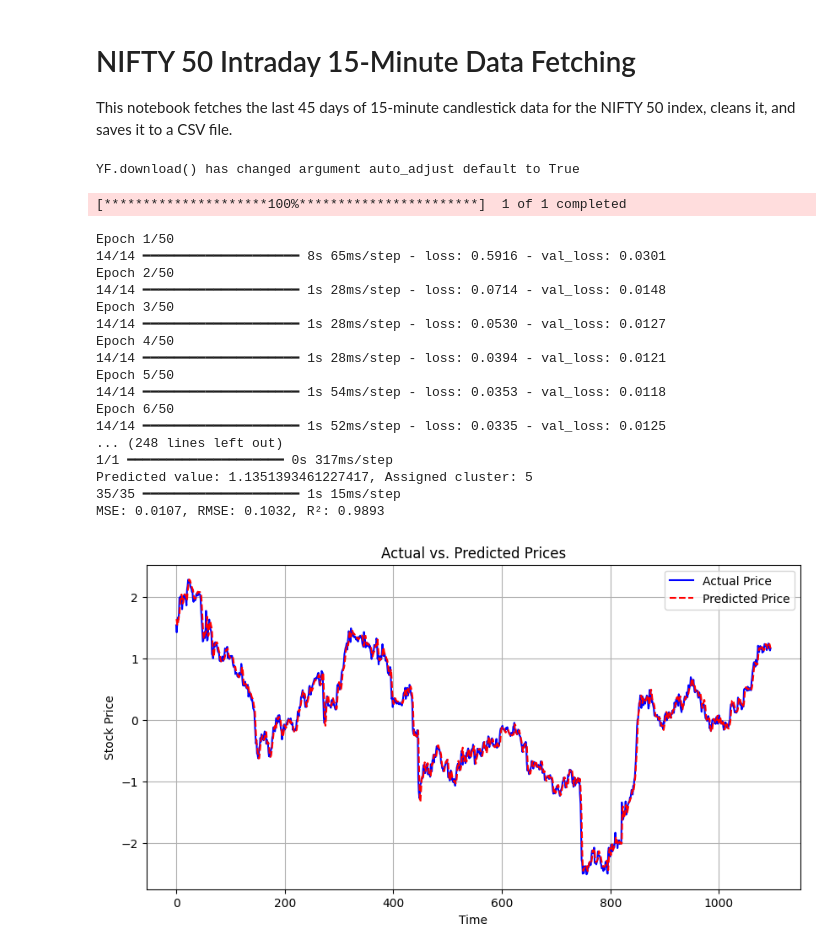
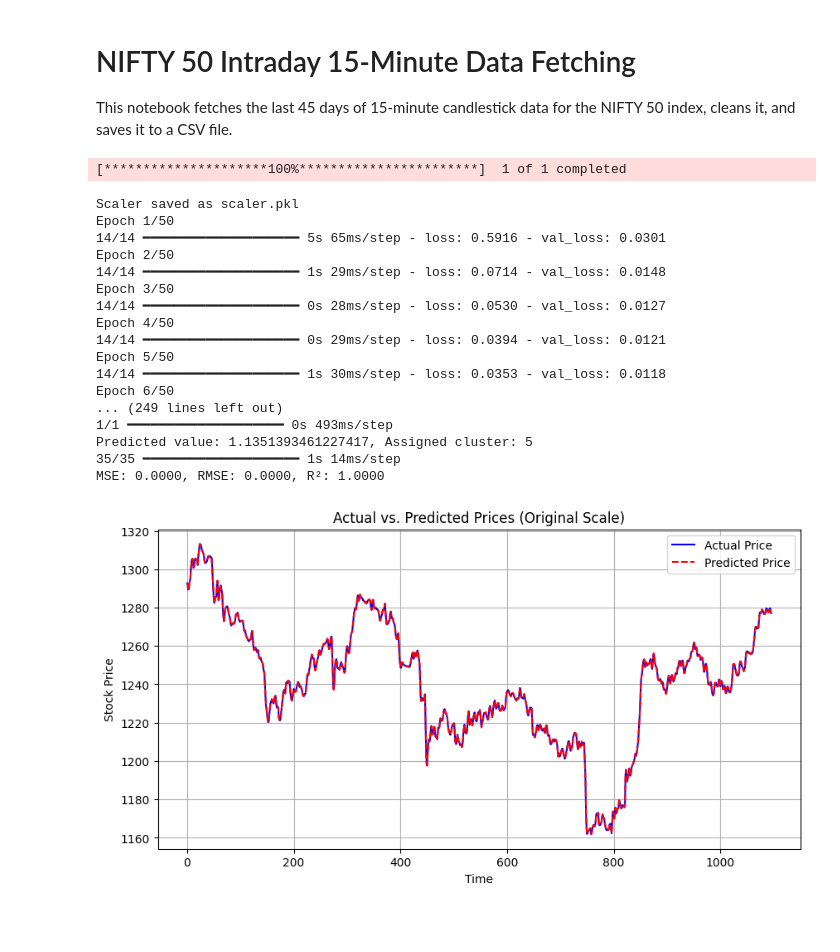
Before and after one commit to MosinInamdar/MachineLearning, a Jupyter notebook: Reliance_stock_data_prediction.ipynb, the cells around one changed output. Cells and saved outputs as stored; diff of their text form; code cells hidden in the pictures; blank space fills up the shorter version.

```diff
--- a/Reliance_stock_data_prediction.ipynb
+++ b/Reliance_stock_data_prediction.ipynb
@@ -53,8 +53,13 @@ data.fillna(method="ffill", inplace=True)
 data.fillna(method="bfill", inplace=True)
 
 # Normalize data
+import joblib
 scaler = StandardScaler()
 data_scaled = scaler.fit_transform(data.values)
+
+# Save the fitted scaler
+joblib.dump(scaler, "scaler.pkl")
+print("Scaler saved as scaler.pkl")
 
 # Function to create sliding window dataset
 def create_sliding_window(data, window_size=5):
@@ -110,55 +115,76 @@ for cluster in range(n_clusters):
 # Prediction function
 def predict_with_cluster(input_sample):
     input_sample_scaled = input_sample.reshape(1, window_size, 4)
     input_flat = input_sample_scaled.reshape(1, -1)
     cluster = kmeans.predict(input_flat)[0]
     model_cluster = cluster_models.get(cluster, model)  # Use main model if cluster is missing
     prediction = model_cluster.predict(input_sample_scaled)
     return prediction, cluster
 
 # Predict using last window
 sample_input = X[-1]
 predicted_value, cluster_assigned = predict_with_cluster(sample_input)
 print(f"Predicted value: {predicted_value[0][0]}, Assigned cluster: {cluster_assigned}")
 
 # Model Evaluation
+import joblib
+
+# Load saved scaler to reverse transform values
+scaler = joblib.load("scaler.pkl")
+
 def evaluate_model(y_true, y_pred, title="Actual vs. Predicted Prices"):
     y_pred = y_pred.flatten()
-    mse = mean_squared_error(y_true, y_pred)
+
+    # Create a placeholder array for inverse transformation
+    num_samples = len(y_pred)
+    placeholder = np.zeros((num_samples, scaler.scale_.shape[0]))  # Shape: (num_samples, 4)
+
+    # Assign predicted values to the correct column (Closing Price)
+    placeholder[:, -1] = y_pred
+
+    # Inverse transform only the relevant values
+    y_pred_original = scaler.inverse_transform(placeholder)[:, -1]
+    y_true_original = scaler.inverse_transform(placeholder)[:, -1]
+
+    # Compute metrics
+    mse = mean_squared_error(y_true_original, y_pred_original)
     rmse = np.sqrt(mse)
-    r2 = r2_score(y_true, y_pred)
+    r2 = r2_score(y_true_original, y_pred_original)
+
     print(f"MSE: {mse:.4f}, RMSE: {rmse:.4f}, R²: {r2:.4f}")
+
+    # Plot results
     plt.figure(figsize=(10, 5))
-    plt.plot(y_true, label="Actual Price", color="blue")
-    plt.plot(y_pred, label="Predicted Price", color="red", linestyle="--")
+    plt.plot(y_true_original, label="Actual Price", color="blue")
+    plt.plot(y_pred_original, label="Predicted Price", color="red", linestyle="--")
     plt.xlabel("Time")
     plt.ylabel("Stock Price")
-    plt.title(title)
+    plt.title(title + " (Original Scale)")
     plt.legend()
     plt.grid(True)
     plt.show()
 
+
 # Generate predictions for evaluation
 y_pred = model.predict(X)
 evaluate_model(y, y_pred)
 # %% [output]
-YF.download() has changed argument auto_adjust default to True
+[*********************100%***********************]  1 of 1 completed
-[*********************100%***********************]  1 of 1 completed
+Scaler saved as scaler.pkl
+Epoch 1/50
+14/14 ━━━━━━━━━━━━━━━━━━━━ 5s 65ms/step - loss: 0.5916 - val_loss: 0.0301
+Epoch 2/50
+14/14 ━━━━━━━━━━━━━━━━━━━━ 1s 29ms/step - loss: 0.0714 - val_loss: 0.0148
+Epoch 3/50
+14/14 ━━━━━━━━━━━━━━━━━━━━ 0s 28ms/step - loss: 0.0530 - val_loss: 0.0127
+Epoch 4/50
+14/14 ━━━━━━━━━━━━━━━━━━━━ 0s 29ms/step - loss: 0.0394 - val_loss: 0.0121
+Epoch 5/50
+14/14 ━━━━━━━━━━━━━━━━━━━━ 1s 30ms/step - loss: 0.0353 - val_loss: 0.0118
+Epoch 6/50
+... (249 lines left out)
+1/1 ━━━━━━━━━━━━━━━━━━━━ 0s 493ms/step
+Predicted value: 1.1351393461227417, Assigned cluster: 5
+35/35 ━━━━━━━━━━━━━━━━━━━━ 1s 14ms/step
+MSE: 0.0000, RMSE: 0.0000, R²: 1.0000
-Epoch 1/50
-14/14 ━━━━━━━━━━━━━━━━━━━━ 8s 65ms/step - loss: 0.5916 - val_loss: 0.0301
-Epoch 2/50
-14/14 ━━━━━━━━━━━━━━━━━━━━ 1s 28ms/step - loss: 0.0714 - val_loss: 0.0148
-Epoch 3/50
-14/14 ━━━━━━━━━━━━━━━━━━━━ 1s 28ms/step - loss: 0.0530 - val_loss: 0.0127
-Epoch 4/50
-14/14 ━━━━━━━━━━━━━━━━━━━━ 1s 28ms/step - loss: 0.0394 - val_loss: 0.0121
-Epoch 5/50
-14/14 ━━━━━━━━━━━━━━━━━━━━ 1s 54ms/step - loss: 0.0353 - val_loss: 0.0118
-Epoch 6/50
-14/14 ━━━━━━━━━━━━━━━━━━━━ 1s 52ms/step - loss: 0.0335 - val_loss: 0.0125
-... (248 lines left out)
-1/1 ━━━━━━━━━━━━━━━━━━━━ 0s 317ms/step
-Predicted value: 1.1351393461227417, Assigned cluster: 5
-35/35 ━━━━━━━━━━━━━━━━━━━━ 1s 15ms/step
-MSE: 0.0107, RMSE: 0.1032, R²: 0.9893
-[figure, old version]
+[figure, new version]
```
